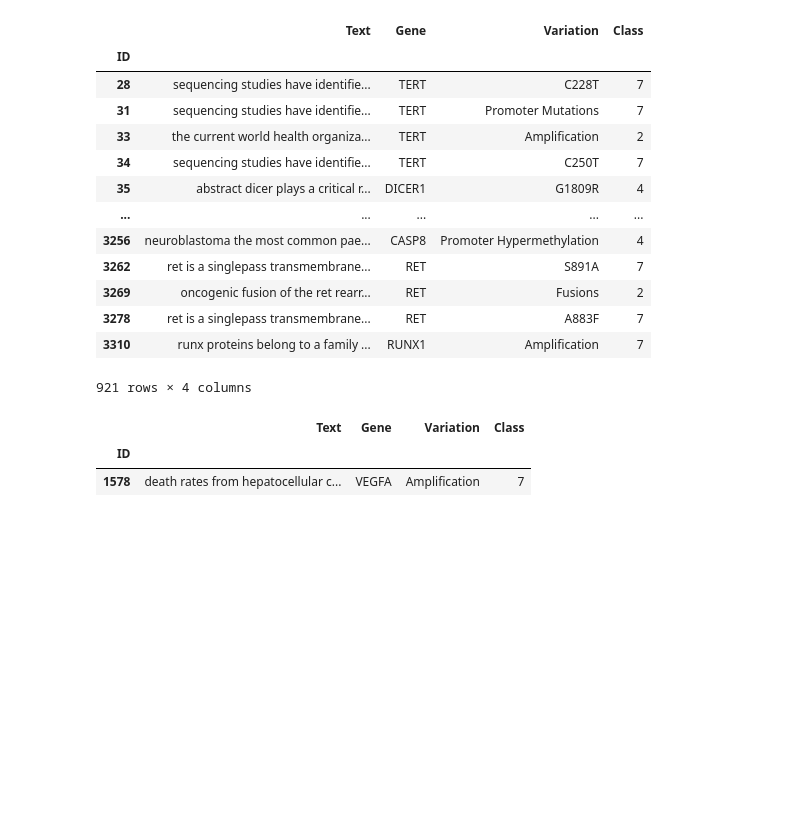
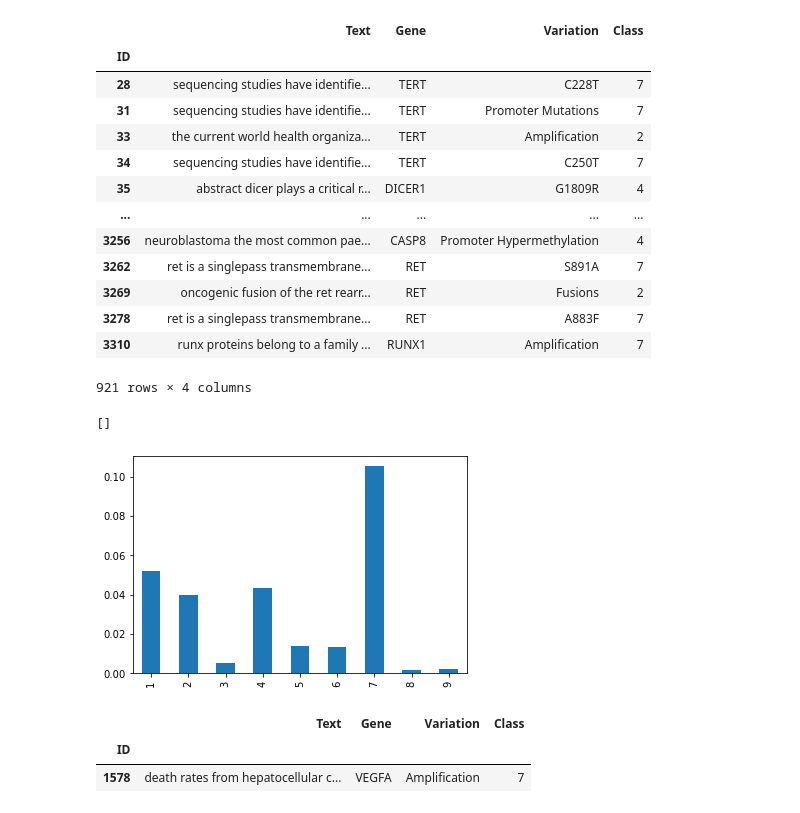
Before and after one commit to Treshapdesai/capstone_project, a Jupyter notebook: code/1_exploratory_data_analysis.ipynb, the cells around one changed output. Saved outputs shown, nothing was run; the diff lists cells and outputs as text; code cells hidden in the pictures; blank space fills up the shorter version.

```diff
--- a/code/1_exploratory_data_analysis.ipynb
+++ b/code/1_exploratory_data_analysis.ipynb
@@ -313,6 +313,12 @@ train_colorectal
 | 3278 | ret is a singlepass transmembrane... | RET | A883F | 7 |
 | 3310 | runx proteins belong to a family ... | RUNX1 | Amplification | 7 |
 921 rows × 4 columns
+# %%
+(train_colorectal['Class'].value_counts(sort=False) / train.shape[0]).plot(kind='bar')
+plt.plot()
+# %% [output]
+[]
+[figure, added]
 # %%
 cd117 = train[train['Gene'].str.contains('VEGF')]
 cd117
```
Also changed, not shown: 1 other file.
